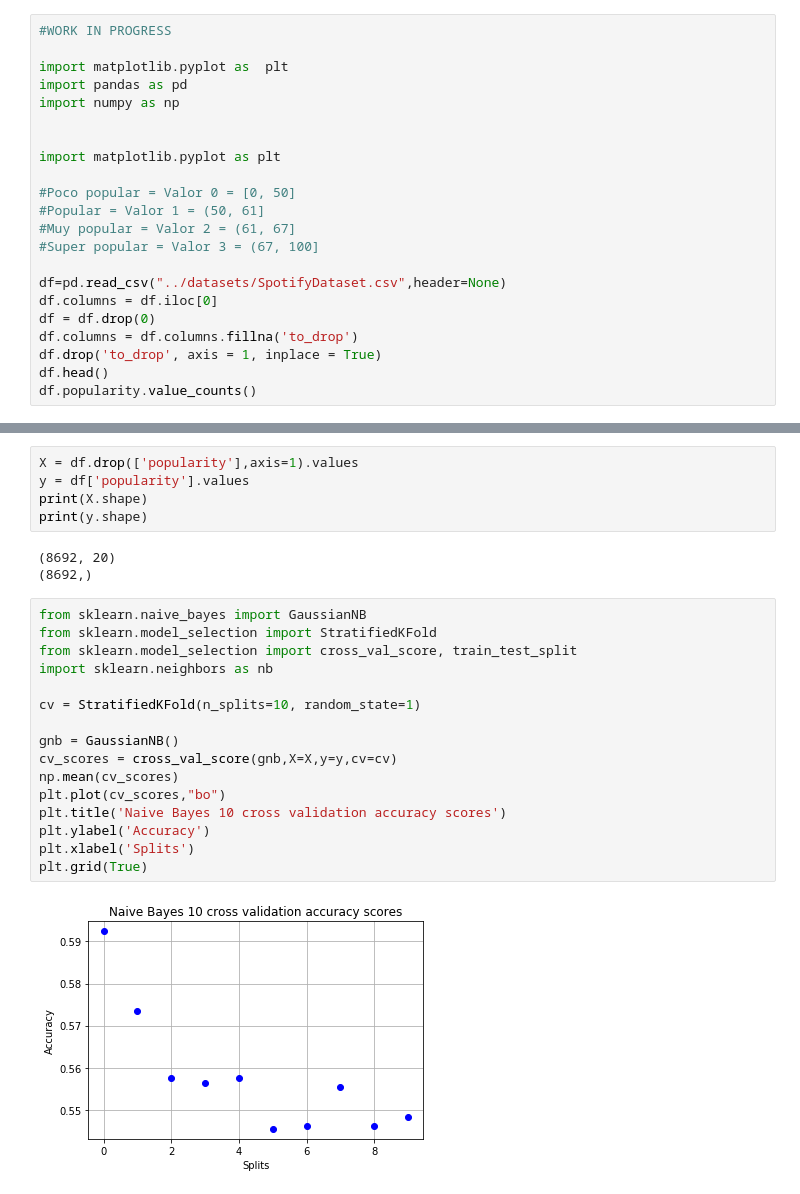
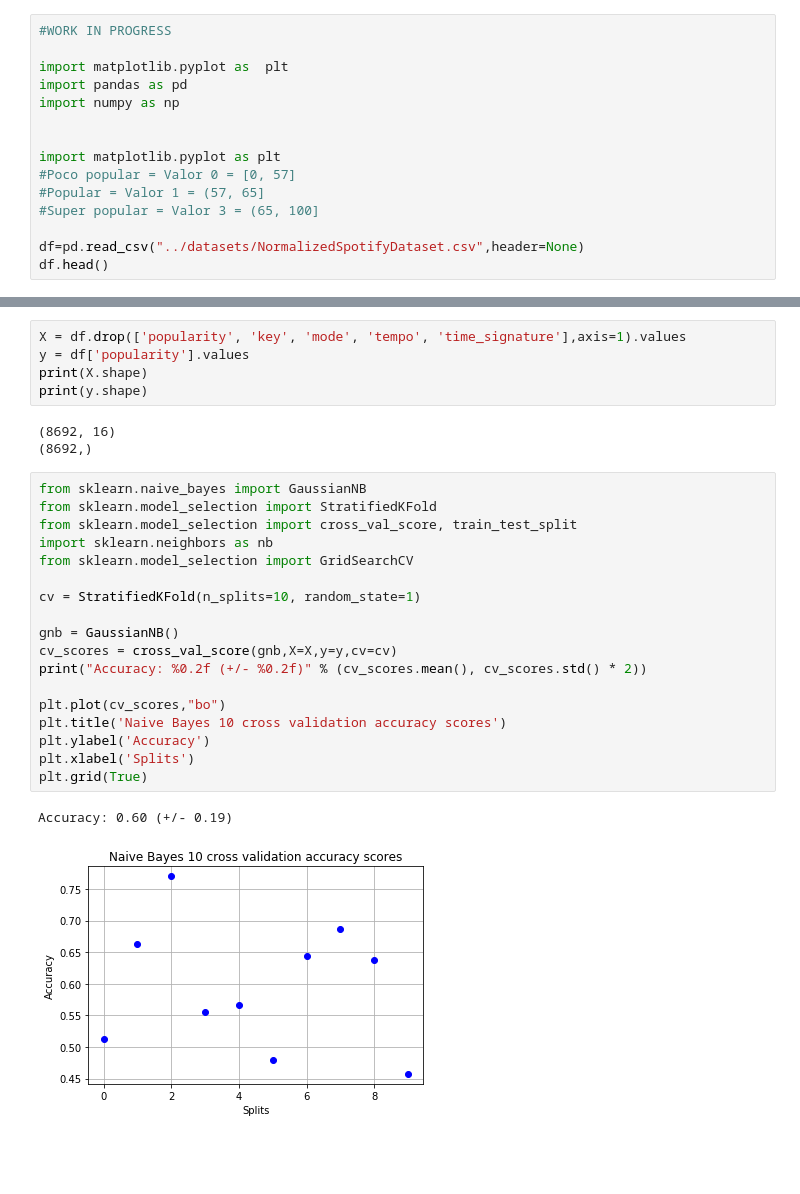
Before and after one commit to feliperamis/spotify-track-prediction, a Jupyter notebook: Practice2/NaiveBayes.ipynb, the cells around one changed output, grey strips where cells are left out. Cells and saved outputs as stored; diff of their text form; blank space fills up the shorter version.

Commit message:
Plots and 2nd approach

```diff
--- a/Practice2/NaiveBayes.ipynb
+++ b/Practice2/NaiveBayes.ipynb
@@ -7,17 +7,10 @@ import numpy as np
 
 
 import matplotlib.pyplot as plt
+#Poco popular = Valor 0 = [0, 57]
+#Popular = Valor 1 = (57, 65]
+#Super popular = Valor 3 = (65, 100]
 
-#Poco popular = Valor 0 = [0, 50]
-#Popular = Valor 1 = (50, 61]
-#Muy popular = Valor 2 = (61, 67]
-#Super popular = Valor 3 = (67, 100]
-
-df=pd.read_csv("../datasets/SpotifyDataset.csv",header=None)
-df.columns = df.iloc[0]
-df = df.drop(0)
-df.columns = df.columns.fillna('to_drop')
-df.drop('to_drop', axis = 1, inplace = True)
+df=pd.read_csv("../datasets/NormalizedSpotifyDataset.csv",header=None)
 df.head()
-df.popularity.value_counts()
 # %% [output]
@@ -28,29 +38,32 @@ Name: popularity, dtype: int64
 # %%
-X = df.drop(['popularity'],axis=1).values
+X = df.drop(['popularity', 'key', 'mode', 'tempo', 'time_signature'],axis=1).values
 y = df['popularity'].values
 print(X.shape)
 print(y.shape)
 # %% [output]
-(8692, 20)
+(8692, 16)
 (8692,)
 # %%
 from sklearn.naive_bayes import GaussianNB
 from sklearn.model_selection import StratifiedKFold
 from sklearn.model_selection import cross_val_score, train_test_split
 import sklearn.neighbors as nb
+from sklearn.model_selection import GridSearchCV
 
 cv = StratifiedKFold(n_splits=10, random_state=1)
 
 gnb = GaussianNB()
 cv_scores = cross_val_score(gnb,X=X,y=y,cv=cv)
-np.mean(cv_scores)
+print("Accuracy: %0.2f (+/- %0.2f)" % (cv_scores.mean(), cv_scores.std() * 2))
+
 plt.plot(cv_scores,"bo")
 plt.title('Naive Bayes 10 cross validation accuracy scores')
 plt.ylabel('Accuracy')
 plt.xlabel('Splits')
 plt.grid(True)
 # %% [output]
+Accuracy: 0.60 (+/- 0.19)
-[figure, old version]
+[figure, new version]
 # %%
 from sklearn.model_selection import cross_val_predict
 from sklearn.metrics import accuracy_score
```
Also changed, not shown: parts of 13 cells of this notebook.
